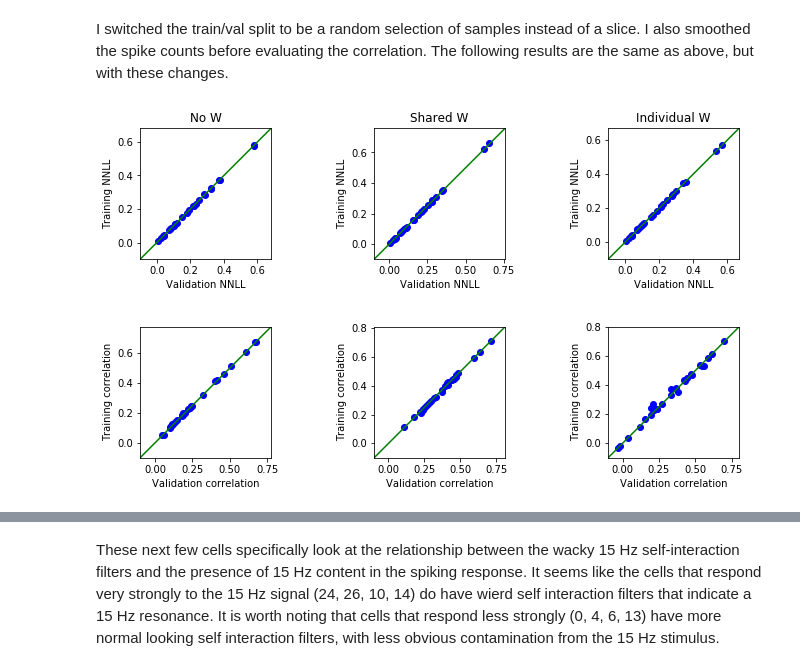
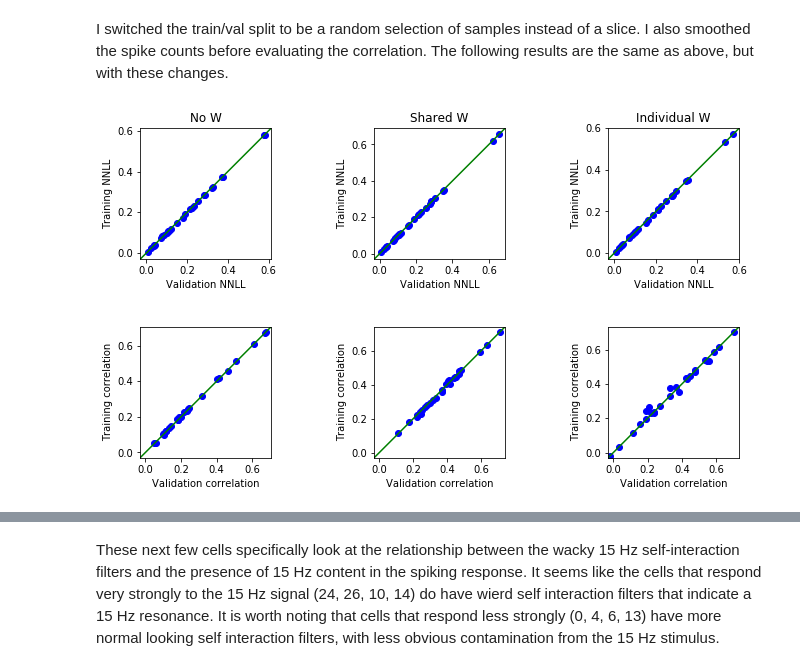
Before and after one commit to zdeblick/fun-con, a Jupyter notebook: Report.ipynb, the cells around one changed output, grey strips where cells are left out. Drawn from its saved outputs; the diff is of its cells as text; code cells hidden in the pictures.

```diff
--- a/Report.ipynb
+++ b/Report.ipynb
@@ -211,7 +234,7 @@ fig,axes = plt.subplots(ncols=3,nrows=2)
 
 ax = axes[0,0]
 (x,y) = (results_noW['val_losses'],results_noW['train_losses'])
-lims = [-0.1,max(np.max(x),np.max(y))+0.1]
+lims = [-0.03,max(np.max(x),np.max(y))+0.03]
 ax.plot(x,y,'bo')
 ax.plot(lims,lims,'g')
 ax.axis('square')
@@ -223,7 +246,7 @@ ax.set_ylabel('Training NNLL')
 
 ax = axes[1,0]
 (x,y) = (results_noW['val_corrs'],results_noW['train_corrs'])
-lims = [-0.1,max(np.max(x),np.max(y))+0.1]
+lims = [-0.03,max(np.max(x),np.max(y))+0.03]
 ax.plot(x,y,'bo')
 ax.plot(lims,lims,'g')
 ax.axis('square')
@@ -234,7 +257,7 @@ ax.set_ylabel('Training correlation')
 
 ax = axes[0,1]
 (x,y) = (results_shared['val_losses'],results_shared['train_losses'])
-lims = [-0.1,max(np.max(x),np.max(y))+0.1]
+lims = [-0.03,max(np.max(x),np.max(y))+0.03]
 ax.plot(x,y,'bo')
 ax.plot(lims,lims,'g')
 ax.axis('square')
@@ -246,43 +269,43 @@ ax.set_ylabel('Training NNLL')
 
 ax = axes[1,1]
 (x,y) = (results_shared['val_corrs'],results_shared['train_corrs'])
-lims = [-0.1,max(np.max(x),np.max(y))+0.1]
+lims = [-0.03,max(np.max(x),np.max(y))+0.03]
 ax.plot(x,y,'bo')
 ax.plot(lims,lims,'g')
 ax.axis('square')
 ax.set_xlim(lims)
 ax.set_ylim(lims)
 ax.set_xlabel('Validation correlation')
 ax.set_ylabel('Training correlation')
 
 ax = axes[0,2]
 (x,y) = (results_indiv['val_losses'],results_indiv['train_losses'])
-lims = [-0.1,max(np.max(x),np.max(y))+0.1]
+lims = [-0.03,max(np.max(x),np.max(y))+0.03]
 ax.plot(x,y,'bo')
 ax.plot(lims,lims,'g')
 ax.axis('square')
 ax.set_xlim(lims)
 ax.set_ylim(lims)
 ax.set_title('Individual W')
 ax.set_xlabel('Validation NNLL')
 ax.set_ylabel('Training NNLL')
 
 ax = axes[1,2]
 (x,y) = (results_indiv['val_corrs'],results_indiv['train_corrs'])
-lims = [-0.1,max(np.max(x),np.max(y))+0.1]
+lims = [-0.03,max(np.max(x),np.max(y))+0.03]
 ax.plot(x,y,'bo')
 ax.plot(lims,lims,'g')
 ax.axis('square')
 ax.set_xlim(lims)
 ax.set_ylim(lims)
 ax.set_xlabel('Validation correlation')
 ax.set_ylabel('Training correlation')
 
 
 fig.tight_layout()
 fig.set_size_inches(10,6)
 # %% [output]
-[figure, old version]
+[figure, new version]
 # %%
 fig,axes = plt.subplots(ncols=2,nrows=2)
 
```
Also changed, not shown: parts of 18 cells of this notebook, 9 other files.
